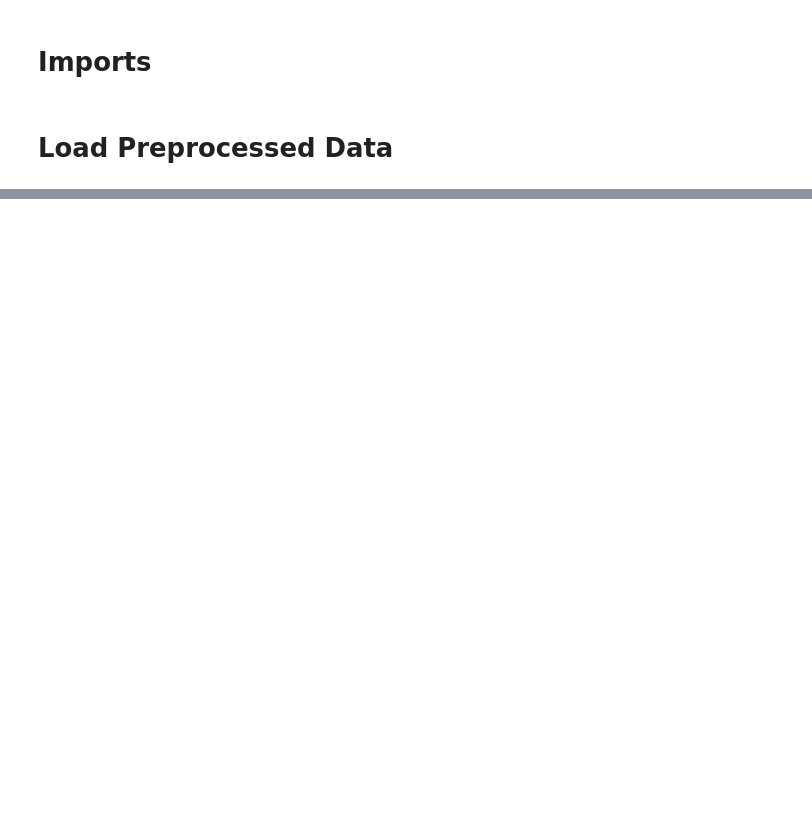
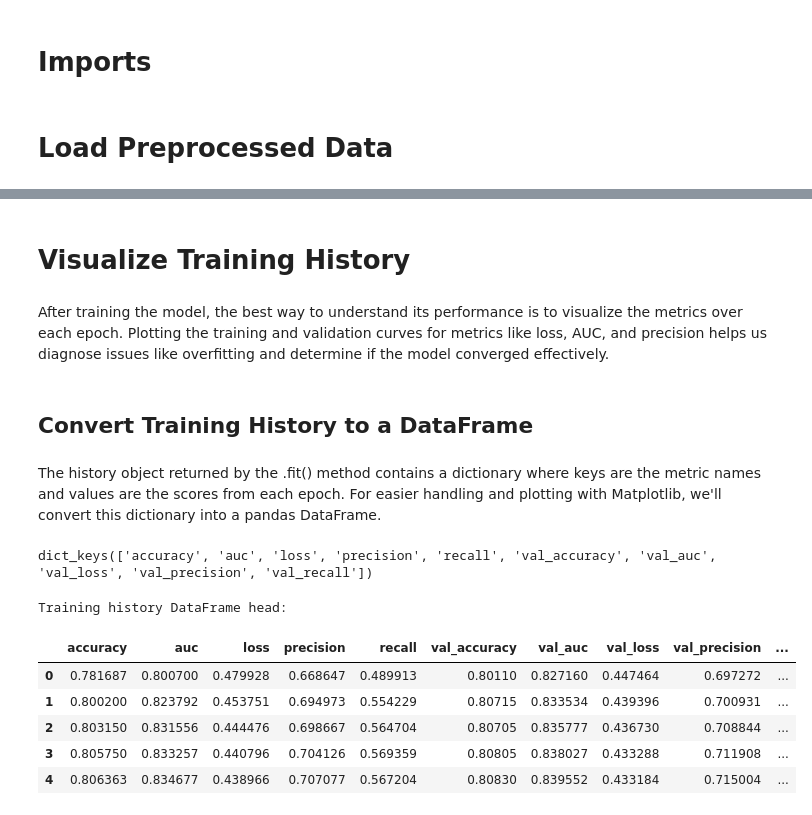
Before and after one commit to MathPlayer89/neural-credit-risk-explainer, a Jupyter notebook: notebooks/02_nn_James.ipynb, the cells around one changed output, grey strips where cells are left out. Saved outputs shown, nothing was run; the diff lists cells and outputs as text; code cells hidden in the pictures; blank space fills up the shorter version.

```diff
--- a/notebooks/02_nn_James.ipynb
+++ b/notebooks/02_nn_James.ipynb
@@ -293,0 +17,9 @@ Recall:
+# %%
+# Load the training features into a pandas DataFrame
+X_train = pd.read_csv("../data/X_train_processed.csv")
+# Load the validation features into a pandas DataFrame
+X_val = pd.read_csv("../data/X_val_processed.csv")
+# Load the training target labels into a pandas DataFrame
+y_train = pd.read_csv("../data/y_train.csv")
+# Load the validation target labels into a pandas DataFrame
+y_val = pd.read_csv("../data/y_val.csv")
@@ -293,0 +214,28 @@ Recall:
+# %% [markdown]
+# Visualize Training History
+# %% [markdown]
+After training the model, the best way to understand its performance is to visualize the metrics over each epoch. Plotting the training and validation curves for metrics like loss, AUC, and precision helps us diagnose issues like overfitting and determine if the model converged effectively.
+# %% [markdown]
+## Convert Training History to a DataFrame
+# %% [markdown]
+The history object returned by the .fit() method contains a dictionary where keys are the metric names and values are the scores from each epoch. For easier handling and plotting with Matplotlib, we'll convert this dictionary into a pandas DataFrame.
+# %%
+# The history.history object is a dictionary containing the metrics from each epoch
+print(history.history.keys()) # Verify names of keys
+# %% [output]
+dict_keys(['accuracy', 'auc', 'loss', 'precision', 'recall', 'val_accuracy', 'val_auc', 'val_loss', 'val_precision', 'val_recall'])
+# %%
+# Convert this dictionary into a pandas DataFrame for easier manipulation and plotting
+df_history = pd.DataFrame(history.history)
+
+# Display the first 5 rows of the new DataFrame to confirm its structure
+print("Training history DataFrame head:")
+df_history.head()
+# %% [output]
+Training history DataFrame head:
+|  | accuracy | auc | loss | precision | recall | val_accuracy | val_auc | val_loss | val_precision | ... |
+| 0 | 0.781687 | 0.800700 | 0.479928 | 0.668647 | 0.489913 | 0.80110 | 0.827160 | 0.447464 | 0.697272 | ... |
+| 1 | 0.800200 | 0.823792 | 0.453751 | 0.694973 | 0.554229 | 0.80715 | 0.833534 | 0.439396 | 0.700931 | ... |
+| 2 | 0.803150 | 0.831556 | 0.444476 | 0.698667 | 0.564704 | 0.80705 | 0.835777 | 0.436730 | 0.708844 | ... |
+| 3 | 0.805750 | 0.833257 | 0.440796 | 0.704126 | 0.569359 | 0.80805 | 0.838027 | 0.433288 | 0.711908 | ... |
+| 4 | 0.806363 | 0.834677 | 0.438966 | 0.707077 | 0.567204 | 0.80830 | 0.839552 | 0.433184 | 0.715004 | ... |
```
Also changed, not shown: parts of 62 cells of this notebook.
